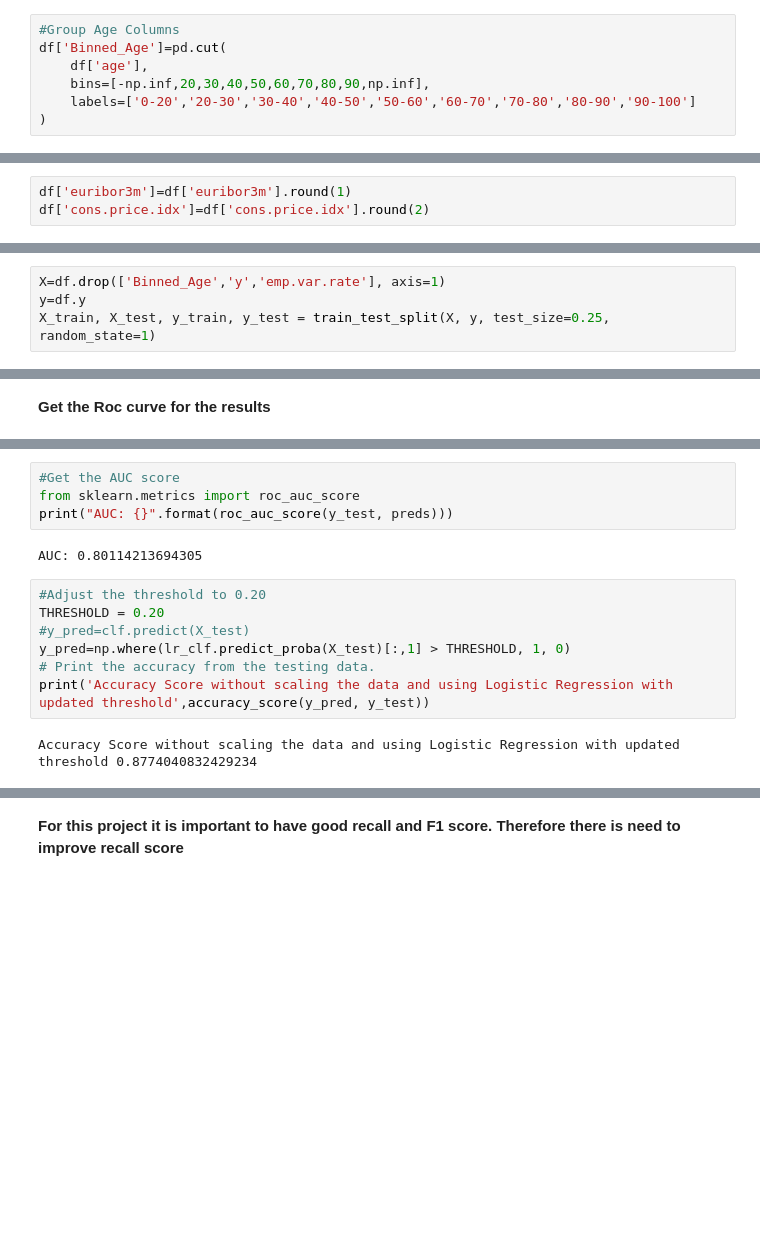
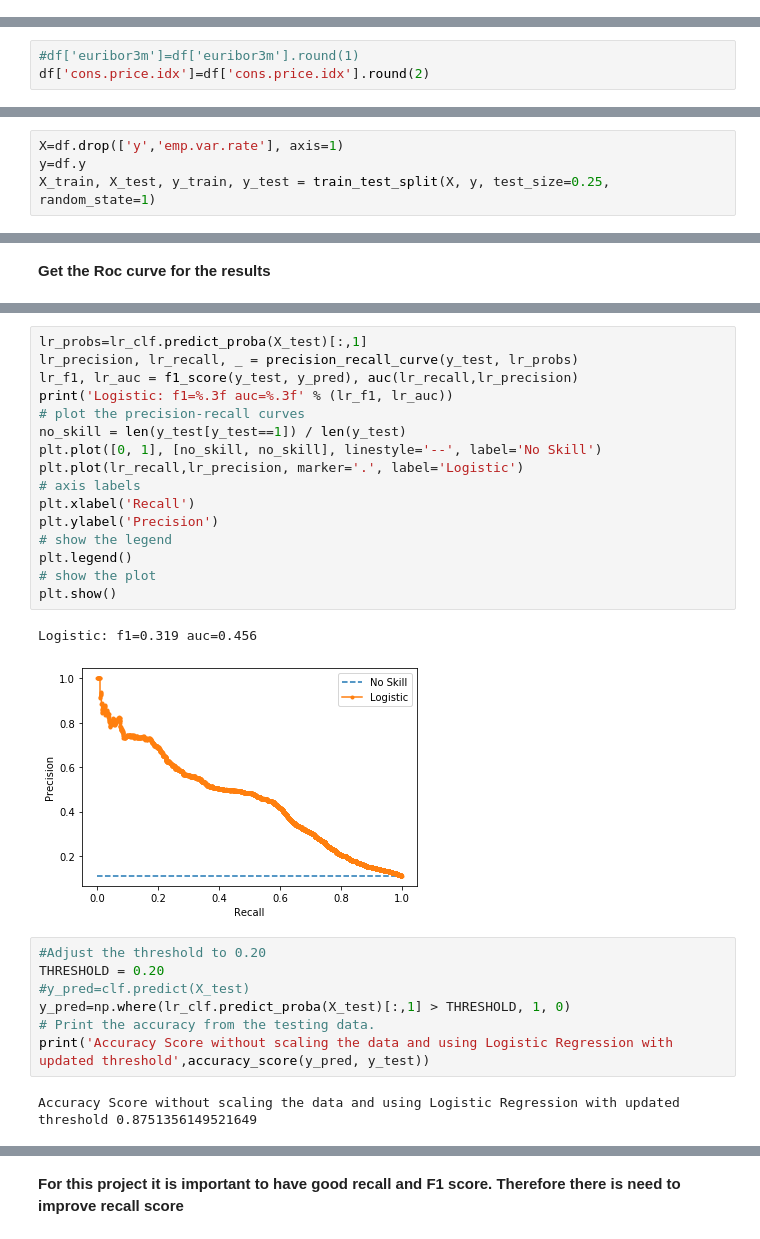
Before and after one commit to pranay-surana/Capstone_II, a Jupyter notebook: Notebook_Stepfour.ipynb, the cells around one changed output, grey strips where cells are left out. Saved outputs shown, nothing was run; the diff lists cells and outputs as text; blank space fills up the shorter version.

```diff
--- a/Notebook_Stepfour.ipynb
+++ b/Notebook_Stepfour.ipynb
@@ -100,10 +114,3 @@ dtype: object
 df.y.replace({'yes':1,'no':0},inplace=True)
 # %% [markdown]
 <B>Deal with other continuous variables
-# %%
-#Group Age Columns
-df['Binned_Age']=pd.cut(
-    df['age'],
-    bins=[-np.inf,20,30,40,50,60,70,80,90,np.inf],
-    labels=['0-20','20-30','30-40','40-50','50-60','60-70','70-80','80-90','90-100']
-)
@@ -115,5 +129,5 @@ df['Binned_Emp_Var_Rate']=pd.cut(
     labels=[-4,-3,-2,-1,0,1,2]
 )
 # %%
-df['euribor3m']=df['euribor3m'].round(1)
+#df['euribor3m']=df['euribor3m'].round(1)
 df['cons.price.idx']=df['cons.price.idx'].round(2)
@@ -120,7 +158,7 @@ df['cons.price.idx']=df['cons.price.idx'].round(2)
 # %% [markdown]
 <B> As our data is ready and can we used for modelling purpose, divide the data in traing data and testing data
 # %%
-X=df.drop(['Binned_Age','y','emp.var.rate'], axis=1)
+X=df.drop(['y','emp.var.rate'], axis=1)
 y=df.y
 X_train, X_test, y_train, y_test = train_test_split(X, y, test_size=0.25, random_state=1)
 # %% [markdown]
@@ -240,9 +280,22 @@ plt.subplots_adjust(wspace=1)
-# %%
-#Get the AUC score
-from sklearn.metrics import roc_auc_score
-print("AUC: {}".format(roc_auc_score(y_test, preds)))
-# %% [output]
-AUC: 0.80114213694305
+# %%
+lr_probs=lr_clf.predict_proba(X_test)[:,1]
+lr_precision, lr_recall, _ = precision_recall_curve(y_test, lr_probs)
+lr_f1, lr_auc = f1_score(y_test, y_pred), auc(lr_recall,lr_precision)
+print('Logistic: f1=%.3f auc=%.3f' % (lr_f1, lr_auc))
+# plot the precision-recall curves
+no_skill = len(y_test[y_test==1]) / len(y_test)
+plt.plot([0, 1], [no_skill, no_skill], linestyle='--', label='No Skill')
+plt.plot(lr_recall,lr_precision, marker='.', label='Logistic')
+# axis labels
+plt.xlabel('Recall')
+plt.ylabel('Precision')
+# show the legend
+plt.legend()
+# show the plot
+plt.show()
+# %% [output]
+Logistic: f1=0.319 auc=0.456
+[figure, added]
 # %%
 #Adjust the threshold to 0.20
 THRESHOLD = 0.20
@@ -251,7 +304,7 @@ y_pred=np.where(lr_clf.predict_proba(X_test)[:,1] > THRESHOLD, 1, 0)
 # Print the accuracy from the testing data.
 print('Accuracy Score without scaling the data and using Logistic Regression with updated threshold',accuracy_score(y_pred, y_test))
 # %% [output]
-Accuracy Score without scaling the data and using Logistic Regression with updated threshold 0.8774040832429234
+Accuracy Score without scaling the data and using Logistic Regression with updated threshold 0.8751356149521649
 # %%
 cm = confusion_matrix(y_test, y_pred)
 print('Confusion Matrix without scaling the data and using Logistic Regression with updated threshold\n',cm)
```
Also changed, not shown: parts of 233 cells of this notebook, 4 other files.
